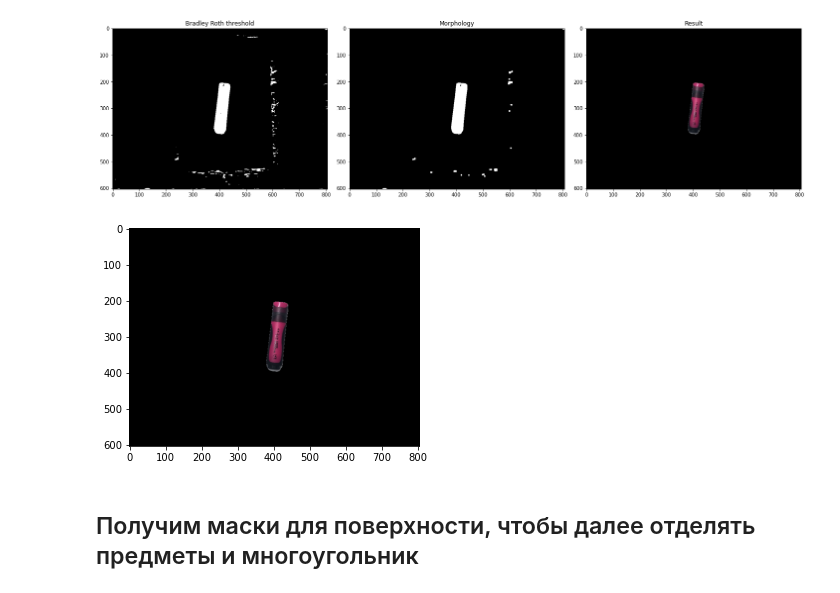
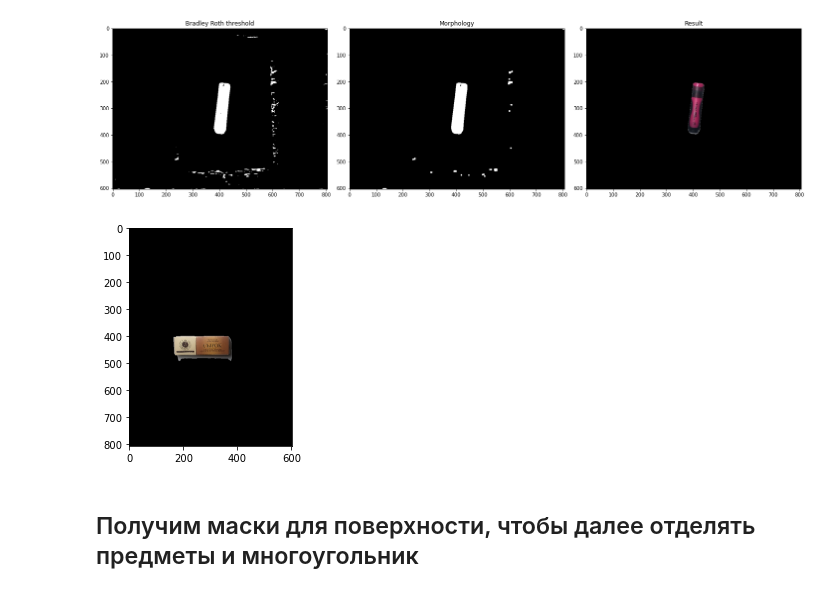
Before and after one commit to Olyco/IntelligentPlacer, a Jupyter notebook: intelligent_placer.ipynb, the cells around one changed output. Drawn from its saved outputs; the diff is of its cells as text; code cells hidden in the pictures.

```diff
--- a/intelligent_placer.ipynb
+++ b/intelligent_placer.ipynb
@@ -400,33 +449,45 @@ fig.tight_layout()
 # %% [output]
 [figure]
 # %%
-image_path = os.path.join('input\objects', '10.jpeg')
+image_path = os.path.join('input\objects', '1_1.jpeg')
 image = imread(image_path)
 
 # Сожмем изображение для ускорения работы с ним
 compressed_image = cv2.resize(image, [int(image.shape[1] * 0.2), int(image.shape[0] * 0.2)], cv2.INTER_AREA)
 filtered_image = gaussian(compressed_image, sigma=1.5, channel_axis=2)
 gray_image = rgb2gray(filtered_image)
 
-# Используем алгоритм определения порога Брэдли-Рота
-bradley_roth_res = cv2.bitwise_not(bradley_roth_threshold(gray_image))
+# Используем локальное пороговое значение, полученное с помощью фильтра Гаусса
+background_threshold = threshold_local(gray_image, 37, method='gaussian')
+threshold_res = gray_image >= background_threshold
 
-bradley_roth_res_enclosed_inside = binary_erosion(binary_dilation(bradley_roth_res))
-bradley_roth_res_enclosed = binary_opening(bradley_roth_res_enclosed_inside, footprint=np.ones((5, 5)))
+threshold_res_enclosed_inside = binary_erosion(binary_dilation(threshold_res))
+threshold_res_enclosed = binary_opening(threshold_res_enclosed_inside, footprint=np.ones((7, 7)))
 
-object_mask = get_largest_component(bradley_roth_res_enclosed) # убираем лишнее вне предмета
-inverted_object_mask =  1 - object_mask
-result_mask = 1 - get_largest_component(inverted_object_mask) # убираем лишнее внутри предмета
+# Используя модифицированную функцию, выбираем вторую по площади компоненту вокруг объекта
+result_mask = get_largest_component_by_num(1 - get_largest_component_by_num(threshold_res_enclosed, 1), 1)
 result = cv2.bitwise_and(compressed_image, compressed_image, mask=result_mask.astype("uint8"))
 plt.imshow(result, cmap='gray')
+
+# # Используем алгоритм определения порога Брэдли-Рота
+# bradley_roth_res = cv2.bitwise_not(bradley_roth_threshold(gray_image))
+
+# bradley_roth_res_enclosed_inside = binary_erosion(binary_dilation(bradley_roth_res))
+# bradley_roth_res_enclosed = binary_opening(bradley_roth_res_enclosed_inside, footprint=np.ones((5, 5)))
+
+# object_mask = get_largest_component(bradley_roth_res_enclosed) # убираем лишнее вне предмета
+# inverted_object_mask =  1 - object_mask
+# result_mask = 1 - get_largest_component(inverted_object_mask) # убираем лишнее внутри предмета
+# result = cv2.bitwise_and(compressed_image, compressed_image, mask=result_mask.astype("uint8"))
+# plt.imshow(result, cmap='gray')
 
 fig.tight_layout()
 
 # Сохранение полученного изображения в файл
-binarization_result = os.path.join("input\objects\masks", "10_mask.png")
+binarization_result = os.path.join("input\objects\masks", "1_1_mask.png")
 plt.savefig(binarization_result)
 # %% [output]
-[figure, old version]
+[figure, new version]
 # %% [markdown]
 ## Получим маски для поверхности, чтобы далее отделять предметы и многоугольник
 # %%
```
Also changed, not shown: parts of 1 cell of this notebook, 2 other files.
